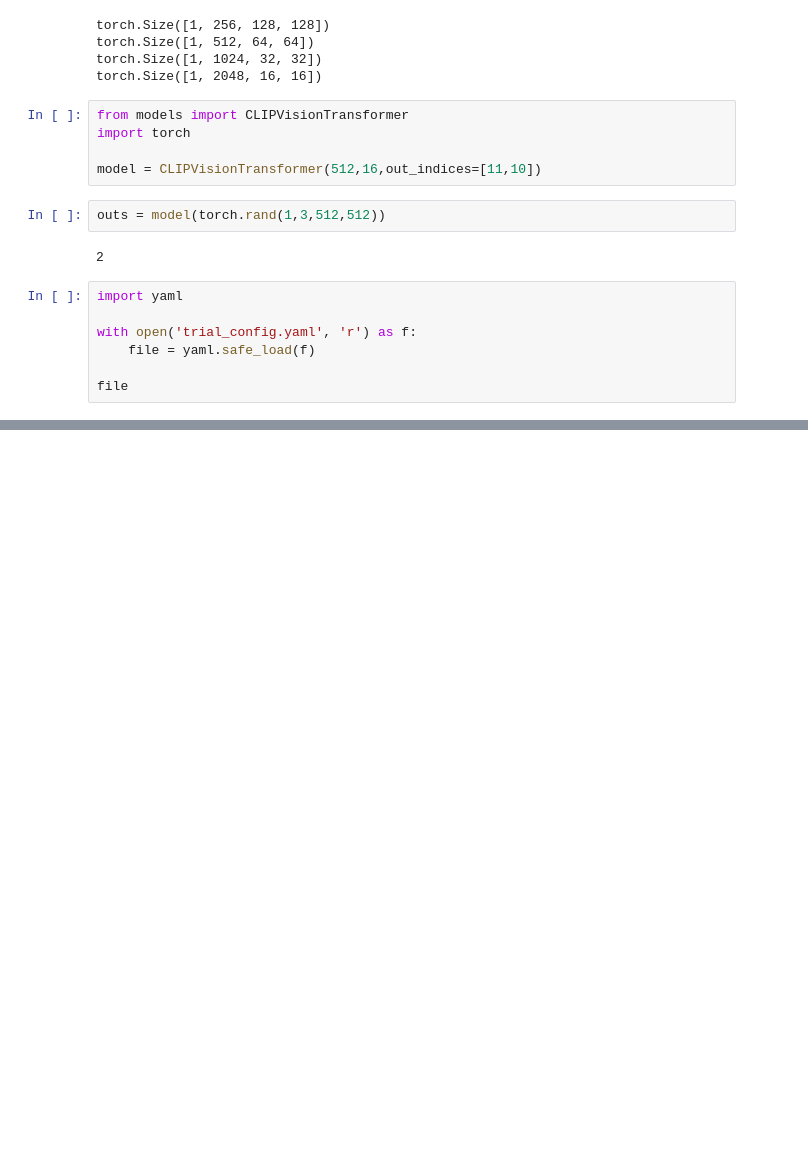
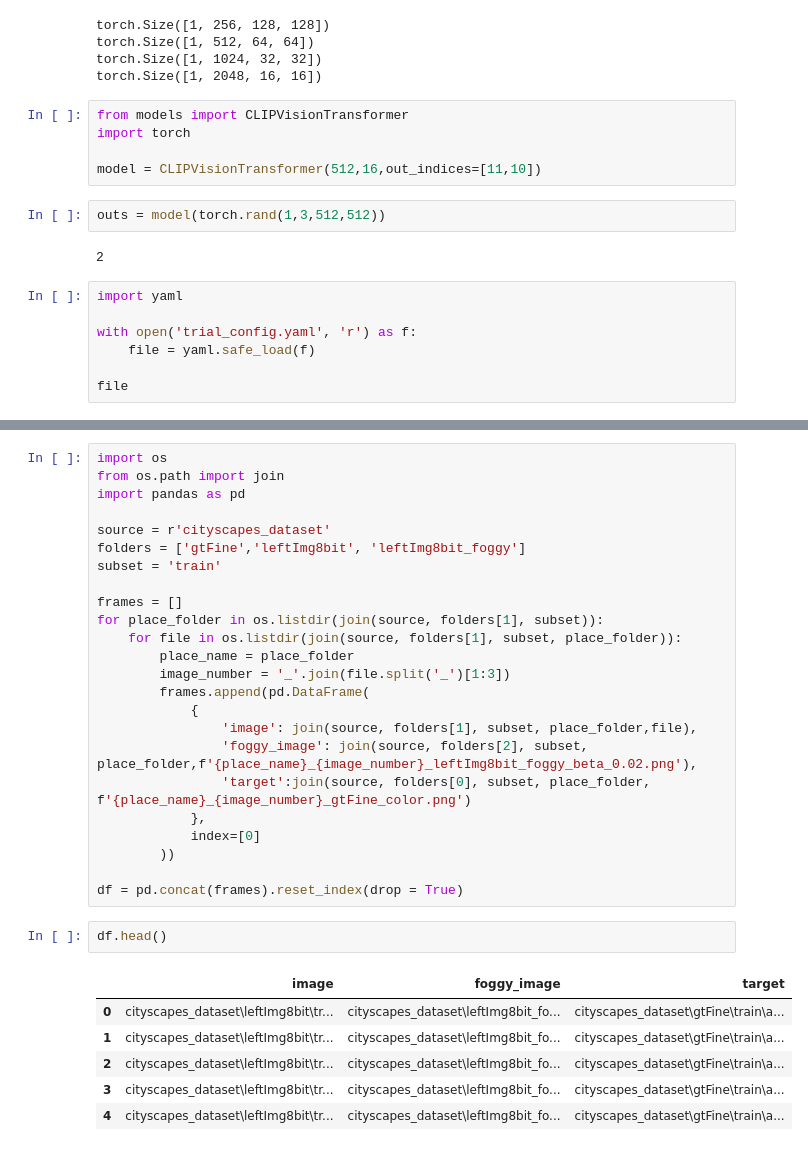
Before and after one commit to SarthakM320/Domain-Adaptive-zeroshot-learning, a Jupyter notebook: experiments.ipynb, the cells around one changed output, grey strips where cells are left out. Drawn from its saved outputs; the diff is of its cells as text; blank space fills up the shorter version.

```diff
--- a/experiments.ipynb
+++ b/experiments.ipynb
@@ -260,0 +276,33 @@ file
+# %%
+import os
+from os.path import join
+import pandas as pd
+
+source = r'cityscapes_dataset'
+folders = ['gtFine','leftImg8bit', 'leftImg8bit_foggy']
+subset = 'train'
+
+frames = []
+for place_folder in os.listdir(join(source, folders[1], subset)):
+    for file in os.listdir(join(source, folders[1], subset, place_folder)):
+        place_name = place_folder
+        image_number = '_'.join(file.split('_')[1:3])
+        frames.append(pd.DataFrame(
+            {
+                'image': join(source, folders[1], subset, place_folder,file),
+                'foggy_image': join(source, folders[2], subset, place_folder,f'{place_name}_{image_number}_leftImg8bit_foggy_beta_0.02.png'),
+                'target':join(source, folders[0], subset, place_folder, f'{place_name}_{image_number}_gtFine_color.png')
+            },
+            index=[0]
+        ))
+
+df = pd.concat(frames).reset_index(drop = True)
+# %%
+df.head()
+# %% [output]
+|  | image | foggy_image | target |
+| 0 | cityscapes_dataset\leftImg8bit\tr... | cityscapes_dataset\leftImg8bit_fo... | cityscapes_dataset\gtFine\train\a... |
+| 1 | cityscapes_dataset\leftImg8bit\tr... | cityscapes_dataset\leftImg8bit_fo... | cityscapes_dataset\gtFine\train\a... |
+| 2 | cityscapes_dataset\leftImg8bit\tr... | cityscapes_dataset\leftImg8bit_fo... | cityscapes_dataset\gtFine\train\a... |
+| 3 | cityscapes_dataset\leftImg8bit\tr... | cityscapes_dataset\leftImg8bit_fo... | cityscapes_dataset\gtFine\train\a... |
+| 4 | cityscapes_dataset\leftImg8bit\tr... | cityscapes_dataset\leftImg8bit_fo... | cityscapes_dataset\gtFine\train\a... |
```
Also changed, not shown: parts of 3 cells of this notebook, 15 other files.
